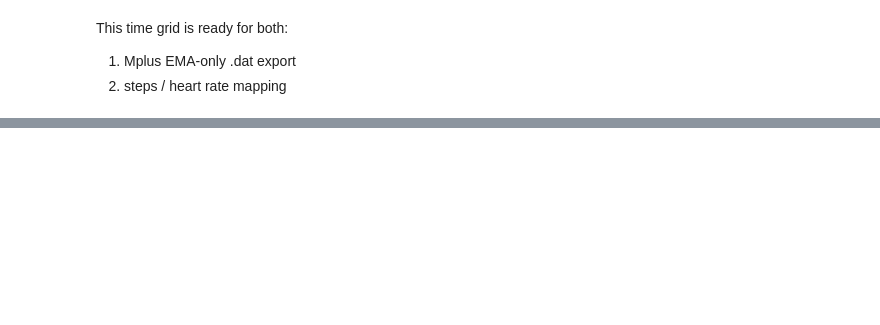
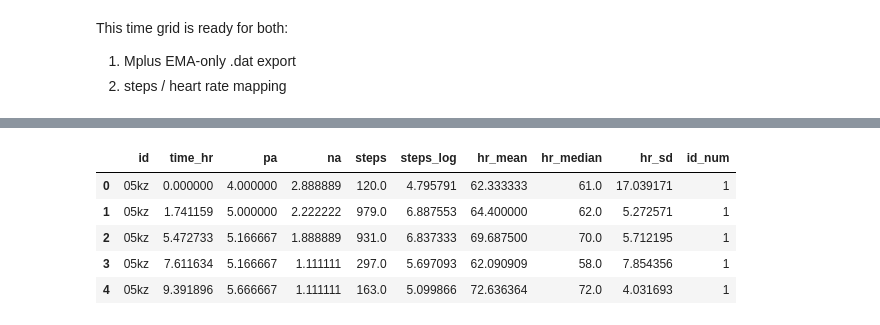
Before and after one commit to leona-ha/preact_digital, a Jupyter notebook: notebooks/08_Mplus_timegrid.ipynb, the cells around one changed output, grey strips where cells are left out. Drawn from its saved outputs; the diff is of its cells as text; code cells hidden in the pictures; blank space fills up the shorter version.

Commit message:
recoded id as numerical unique identifier

```diff
--- a/notebooks/08_Mplus_timegrid.ipynb
+++ b/notebooks/08_Mplus_timegrid.ipynb
@@ -552,3 +725,24 @@ mplus_affect_steps_hr.head(20)
+# %%
+#stable numeric ids after sorting by original id
+mplus_affect_steps_hr["id_num"] = (
+    pd.factorize(mplus_affect_steps_hr["id"], sort=True)[0] + 1
+)
+
+# optional: save mapping for later merge-back
+id_map = (mplus_affect_steps_hr[["id", "id_num"]]
+          .drop_duplicates()
+          .sort_values("id_num"))
+id_map.to_csv(OUTPUT_DIR / "id_mapping.csv", index=False)
+
+
+mplus_affect_steps_hr.head()
+# %% [output]
+|  | id | time_hr | pa | na | steps | steps_log | hr_mean | hr_median | hr_sd | id_num |
+| 0 | 05kz | 0.000000 | 4.000000 | 2.888889 | 120.0 | 4.795791 | 62.333333 | 61.0 | 17.039171 | 1 |
+| 1 | 05kz | 1.741159 | 5.000000 | 2.222222 | 979.0 | 6.887553 | 64.400000 | 62.0 | 5.272571 | 1 |
+| 2 | 05kz | 5.472733 | 5.166667 | 1.888889 | 931.0 | 6.837333 | 69.687500 | 70.0 | 5.712195 | 1 |
+| 3 | 05kz | 7.611634 | 5.166667 | 1.111111 | 297.0 | 5.697093 | 62.090909 | 58.0 | 7.854356 | 1 |
+| 4 | 05kz | 9.391896 | 5.666667 | 1.111111 | 163.0 | 5.099866 | 72.636364 | 72.0 | 4.031693 | 1 |
 # %%
 # save .csv file (with headers) / good for inspection
 mplus_affect_steps_hr.to_csv(
```
Also changed, not shown: parts of 26 cells of this notebook.
